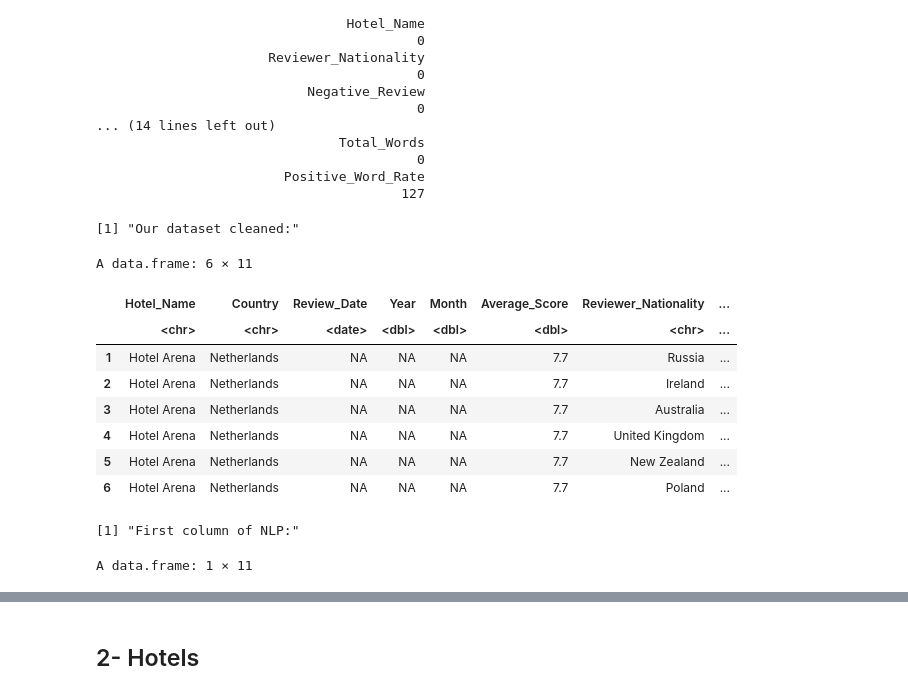
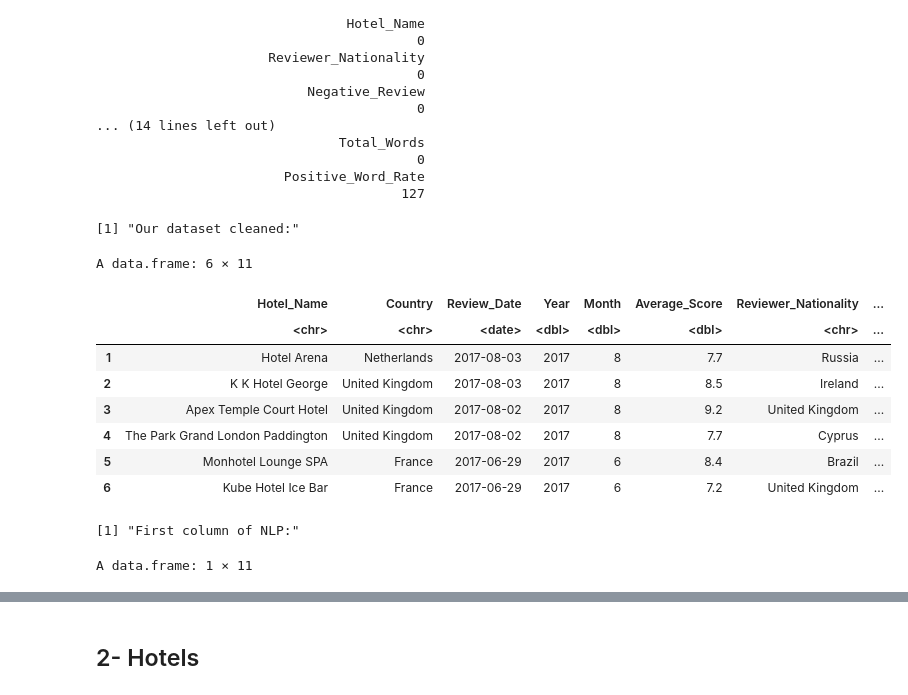
Before and after one commit to NadineAzebaze/Kaggle_project, a Jupyter notebook: projet.ipynb, the cells around one changed output, grey strips where cells are left out. Drawn from its saved outputs; the diff is of its cells as text; code cells hidden in the pictures.

```diff
--- a/projet.ipynb
+++ b/projet.ipynb
@@ -176,44 +236,41 @@ sapply(dataset, function(x)sum(is.na(x)))
 # %%
-dataset <- dataset %>%
+
+dataset_clean <- dataset_clean %>%
   mutate(Review_Date = lubridate::mdy(Review_Date))
 #summary(df)
 # Time Series Analysis
 # is the score dependent on time of year?
-dataset <- dataset %>%
+dataset_clean <- dataset_clean %>%
   mutate(Year = year(Review_Date)) %>%
   mutate(Month = month(Review_Date))
-# credit to fellow kaggle user, GunnvantSaini
-dataset_clean  <- dataset %>%
-  mutate(Country = sapply(str_split(Hotel_Address," "),function(x){x[length(x)]}))
-dataset_clean$Country = str_replace(dataset$Country,"Kingdom","United Kingdom")
 # %%
 # subsetting out lengthy columns, keeping hotel address and review data if
 # needed to join
 dataset_nlp <- dataset_clean %>%
   select(Hotel_Name, Country, Review_Date, Year, Month,
          Total_Number_of_Reviews_Reviewer_Has_Given, Negative_Review, Reviewer_Nationality,
          Positive_Review,Total_Number_of_Reviews_Reviewer_Has_Given, Tags, Reviewer_Score)
 dataset_clean <- dataset_clean %>%
   select(Hotel_Name, Country, Review_Date, Year, Month, Average_Score,
          Reviewer_Nationality,Reviewer_Score,Total_Number_of_Reviews_Reviewer_Has_Given, Negative_Review,
          Positive_Review)
-dataset_clean <- dataset_clean %>%
-  mutate(Reviewer_Nationality = trimws(dataset_clean$Reviewer_Nationality, which = "both"))
+
+write.csv(dataset_clean,"datacleaned.csv", row.names = FALSE)
 print("Our dataset cleaned:" )
 head(dataset_clean)
 print("First column of NLP:" )
 head(dataset_nlp, n = 1)
 # %% [output]
 [1] "Our dataset cleaned:"
 A data.frame: 6 × 11
 |  | Hotel_Name | Country | Review_Date | Year | Month | Average_Score | Reviewer_Nationality | ... |
 |  | <chr> | <chr> | <date> | <dbl> | <dbl> | <dbl> | <chr> | ... |
-| 1 | Hotel Arena | Netherlands | NA | NA | NA | 7.7 | Russia | ... |
-| 2 | Hotel Arena | Netherlands | NA | NA | NA | 7.7 | Ireland | ... |
-| 3 | Hotel Arena | Netherlands | NA | NA | NA | 7.7 | Australia | ... |
-| 4 | Hotel Arena | Netherlands | NA | NA | NA | 7.7 | United Kingdom | ... |
-| 5 | Hotel Arena | Netherlands | NA | NA | NA | 7.7 | New Zealand | ... |
-| 6 | Hotel Arena | Netherlands | NA | NA | NA | 7.7 | Poland | ... |
+| 1 | Hotel Arena | Netherlands | 2017-08-03 | 2017 | 8 | 7.7 | Russia | ... |
+| 2 | K K Hotel George | United Kingdom | 2017-08-03 | 2017 | 8 | 8.5 | Ireland | ... |
+| 3 | Apex Temple Court Hotel | United Kingdom | 2017-08-02 | 2017 | 8 | 9.2 | United Kingdom | ... |
+| 4 | The Park Grand London Paddington | United Kingdom | 2017-08-02 | 2017 | 8 | 7.7 | Cyprus | ... |
+| 5 | Monhotel Lounge SPA | France | 2017-06-29 | 2017 | 6 | 8.4 | Brazil | ... |
+| 6 | Kube Hotel Ice Bar | France | 2017-06-29 | 2017 | 6 | 7.2 | United Kingdom | ... |
 [1] "First column of NLP:"
 A data.frame: 1 × 11
 |  | Hotel_Name | Country | Review_Date | Year | Month | Total_Number_of_Reviews_Reviewer_... | Negative_Review | ... |
```
Also changed, not shown: parts of 23 cells of this notebook, 1 other file.
